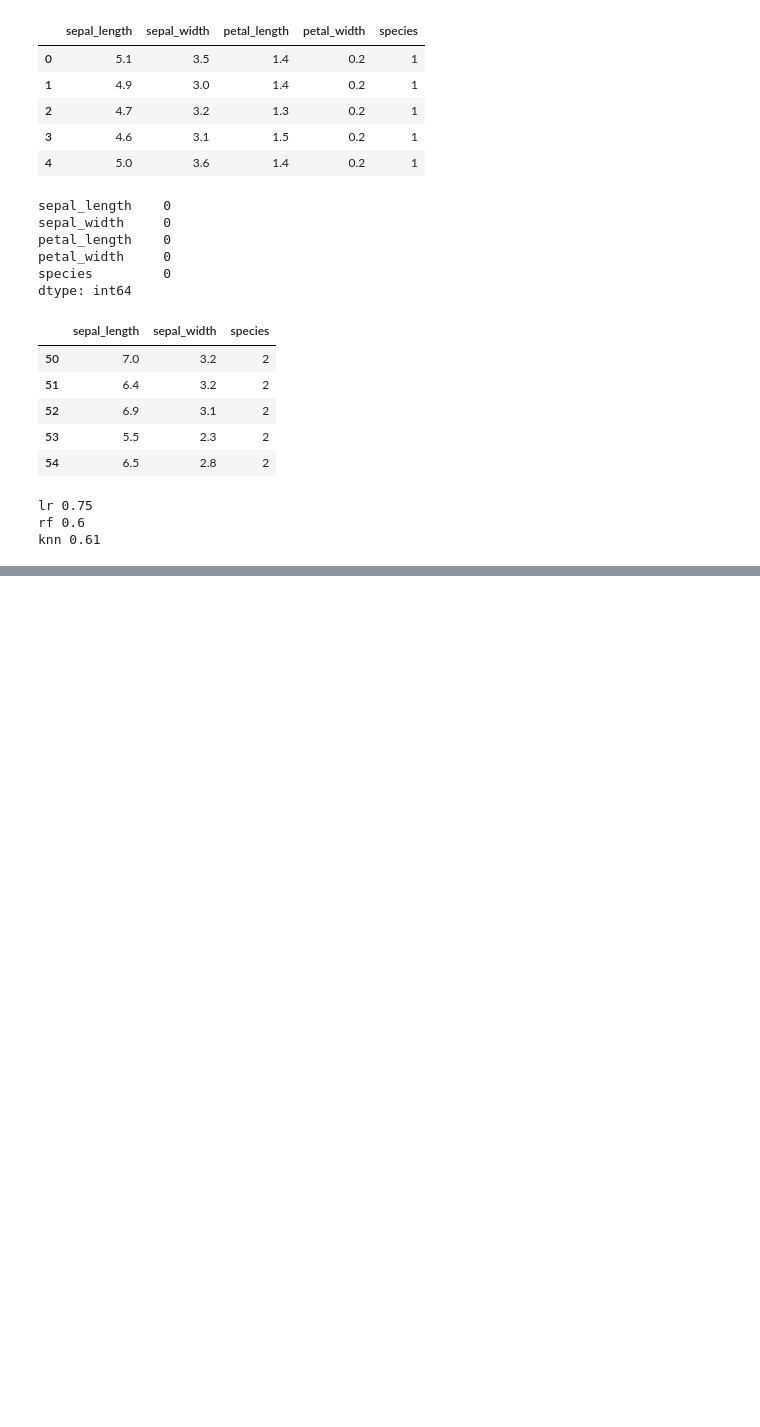
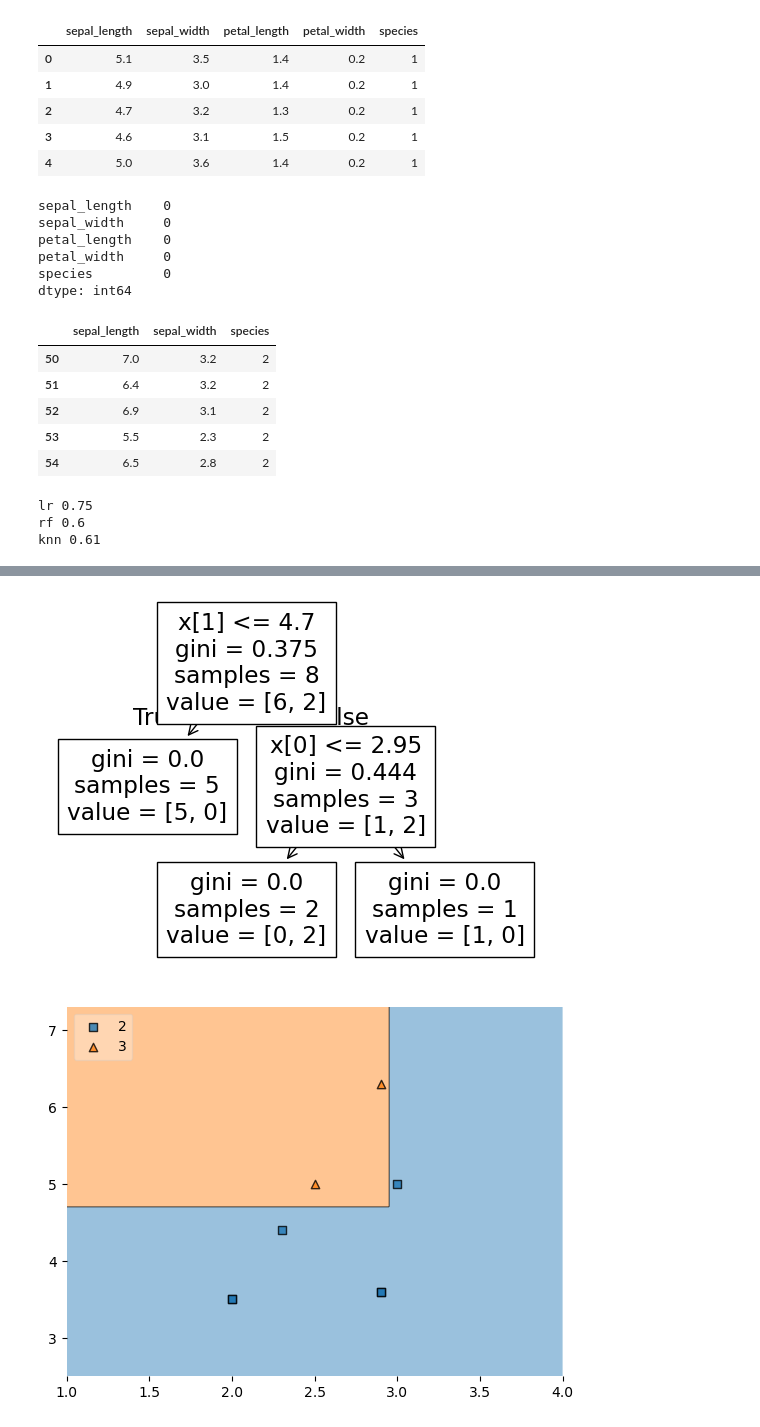
Before and after one commit to itsanishsingh/task-ensemble, a Jupyter notebook: task_ensemble.ipynb, the cells around one changed output, grey strips where cells are left out. Cells and saved outputs as stored; diff of their text form; code cells hidden in the pictures; blank space fills up the shorter version.

```diff
--- a/task_ensemble.ipynb
+++ b/task_ensemble.ipynb
@@ -98,0 +111,27 @@ VC-soft 0.66
+# %%
+new_iris = new_iris.sample(100)
+# %%
+iris_train = new_iris.iloc[:60, :].sample(10)
+iris_val = new_iris.iloc[60:80, :].sample(5)
+iris_test = new_iris.iloc[80:, :].sample(5)
+# %%
+X_test = iris_val.iloc[:, :-1]
+y_test = iris_val.iloc[:, -1]
+# %%
+def evaluate(clf, X, y):
+    clf.fit(X, y)
+    plot_tree(clf)
+    plt.show()
+    plot_decision_regions(X.values, y.values, clf=clf, legend=2)
+    y_pred = clf.predict(X_test)
+    return accuracy_score(y_pred, y_test)
+# %%
+iris_bag = iris_train.sample(8, replace=True)
+
+X = iris_bag.iloc[:, :-1]
+y = iris_bag.iloc[:, -1]
+iris_bag_1 = DecisionTreeClassifier()
+acc_1 = evaluate(iris_bag_1, X, y)
+# %% [output]
+[figure, added]
+[figure, added]
```
Also changed, not shown: parts of 15 cells of this notebook.
